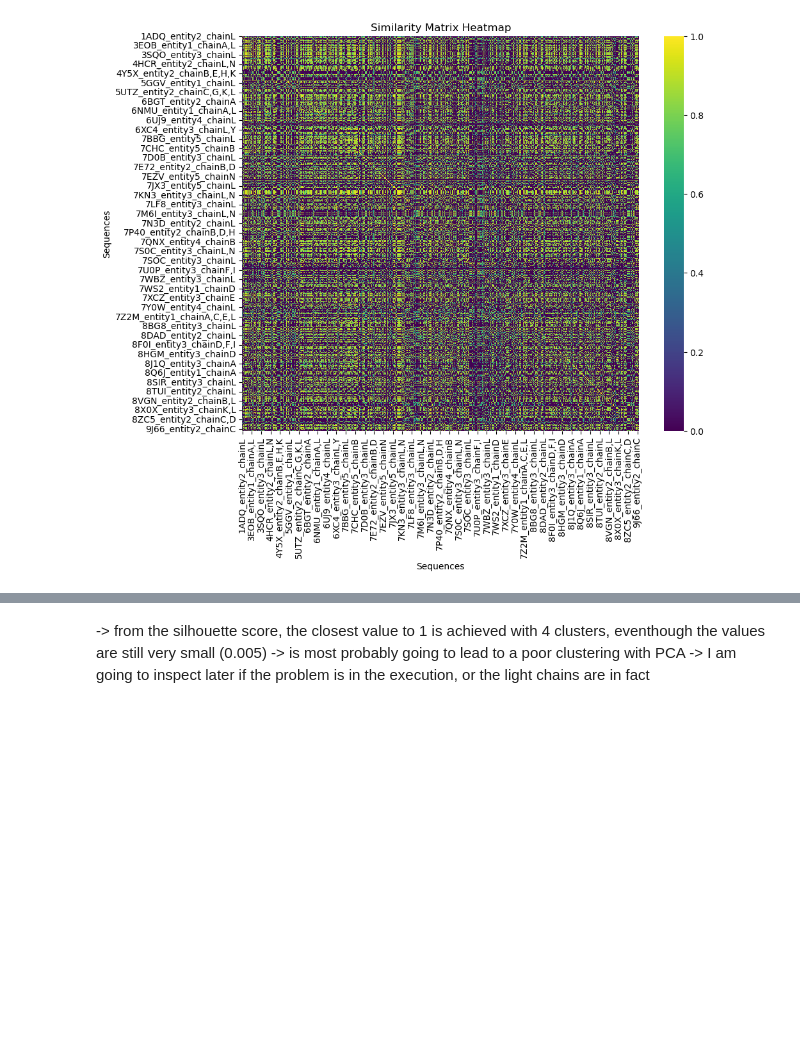
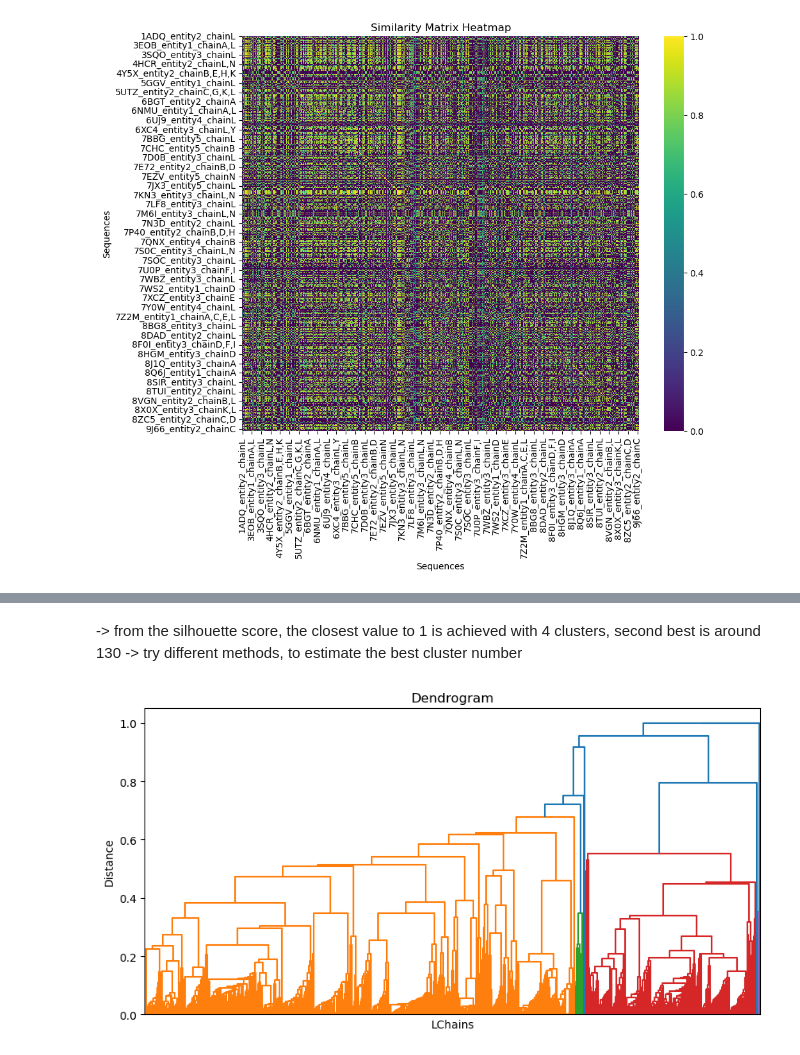
Before and after one commit to datascience-2025-group4/group04-team03, a Jupyter notebook: blasting/mmseqs/light_chains_analysis.ipynb, the cells around one changed output, grey strips where cells are left out. Cells and saved outputs as stored; diff of their text form; code cells hidden in the pictures; blank space fills up the shorter version.

```diff
--- a/blasting/mmseqs/light_chains_analysis.ipynb
+++ b/blasting/mmseqs/light_chains_analysis.ipynb
@@ -182,4 +188,22 @@ Clusters: 19, Silhouette Score: 0.0006
-# %% [markdown]
--> from the silhouette score, the closest value to 1 is achieved with 4 clusters, eventhough the values are still very small (0.005) -> is most probably going to lead to a poor clustering with PCA
--> I am going to inspect later if the problem is in the execution, or the light chains are in fact
+# %% [markdown]
+-> from the silhouette score, the closest value to 1 is achieved with 4 clusters, second best is around 130
+-> try different methods, to estimate the best cluster number
+# %%
+#
+from scipy.cluster.hierarchy import dendrogram, linkage
+
+#distance matrix converted to condensed form
+from scipy.spatial.distance import squareform
+condensed_dist = squareform(distance_matrix.values)
+
+linked = linkage(condensed_dist, method='average')
+
+plt.figure(figsize=(10, 5))
+dendrogram(linked, no_labels=True, distance_sort='descending')
+plt.title("Dendrogram")
+plt.xlabel("LChains")
+plt.ylabel("Distance")
+plt.show()
+# %% [output]
+[figure, added]
 # %%
```
Also changed, not shown: parts of 8 cells of this notebook.
